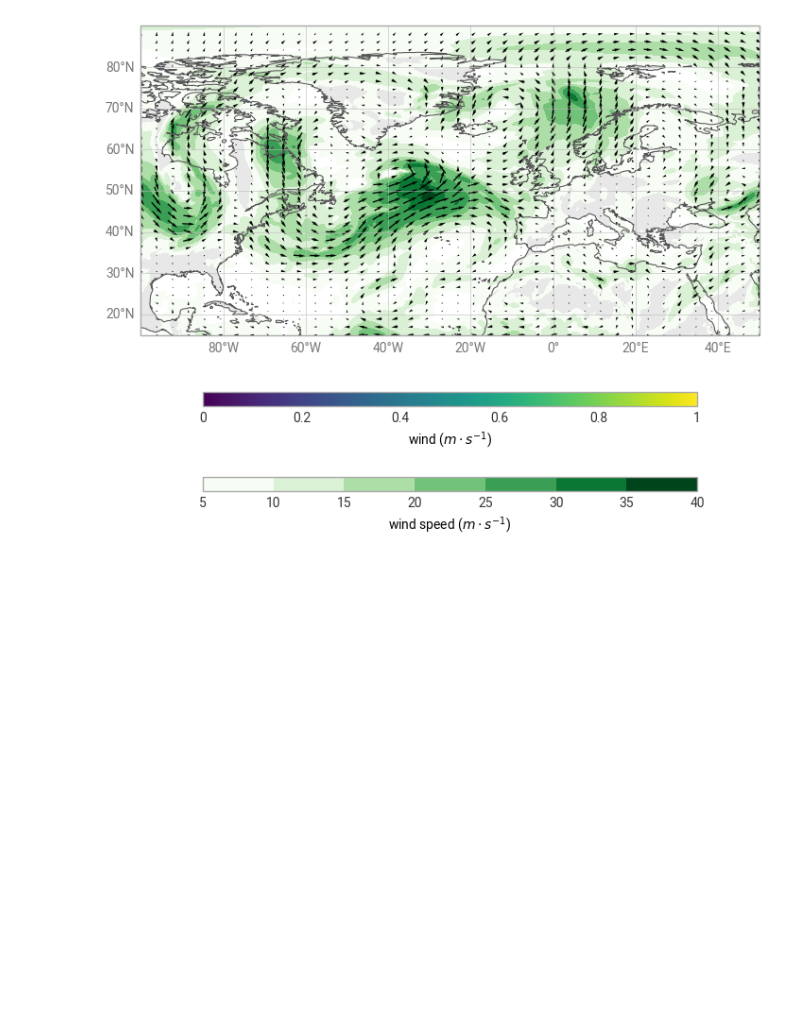
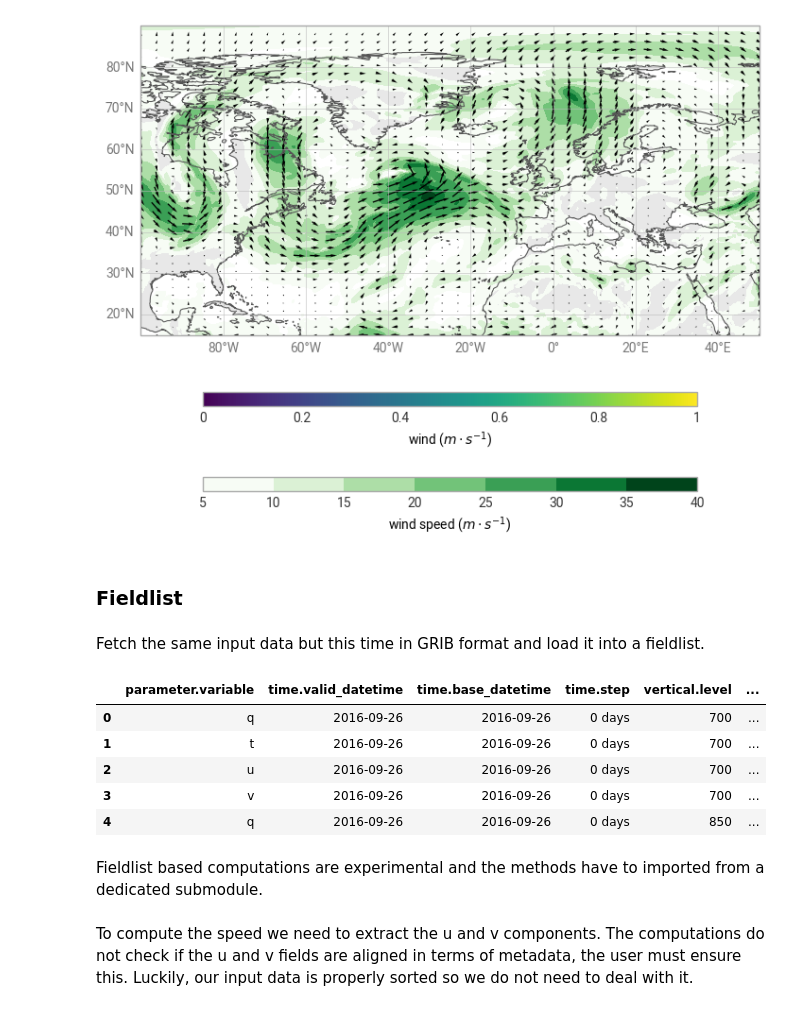
Before and after one commit to ecmwf-training/2026-earthkit-training, a Jupyter notebook: content/earthkit-meteo/solutions/ekm-1-wind-solutions.ipynb, the cells around one changed output. Saved outputs shown, nothing was run; the diff lists cells and outputs as text; code cells hidden in the pictures; blank space fills up the shorter version.

Commit message:
Earthkit-data

```diff
--- a/content/earthkit-meteo/solutions/ekm-1-wind-solutions.ipynb
+++ b/content/earthkit-meteo/solutions/ekm-1-wind-solutions.ipynb
@@ -91,3 +91,19 @@ chart.legend()
 chart.show()
 # %% [output]
 [figure]
+# %% [markdown]
+### Fieldlist
+# %% [markdown]
+Fetch the same input data but this time in GRIB format and load it into a fieldlist.
+# %%
+fl = ekd.from_source("sample", "era5_tquv_pl_subarea.grib").to_fieldlist()
+fl.head()
+# %% [output]
+|  | parameter.variable | time.valid_datetime | time.base_datetime | time.step | vertical.level | ... |
+| 0 | q | 2016-09-26 | 2016-09-26 | 0 days | 700 | ... |
+| 1 | t | 2016-09-26 | 2016-09-26 | 0 days | 700 | ... |
+| 2 | u | 2016-09-26 | 2016-09-26 | 0 days | 700 | ... |
+| 3 | v | 2016-09-26 | 2016-09-26 | 0 days | 700 | ... |
+| 4 | q | 2016-09-26 | 2016-09-26 | 0 days | 850 | ... |
+# %% [markdown]
+Fieldlist based computations are experimental and the methods have to imported from a dedicated submodule.
@@ -93,0 +112,2 @@ chart.show()
+# %% [markdown]
+To compute the speed we need to extract the u and v components. The computations do not check if the u and v fields are aligned in terms of metadata, the user must ensure this. Luckily, our input data is properly sorted so we do not need to deal with it.
```
Also changed, not shown: parts of 4 cells of this notebook, 1 other file.
